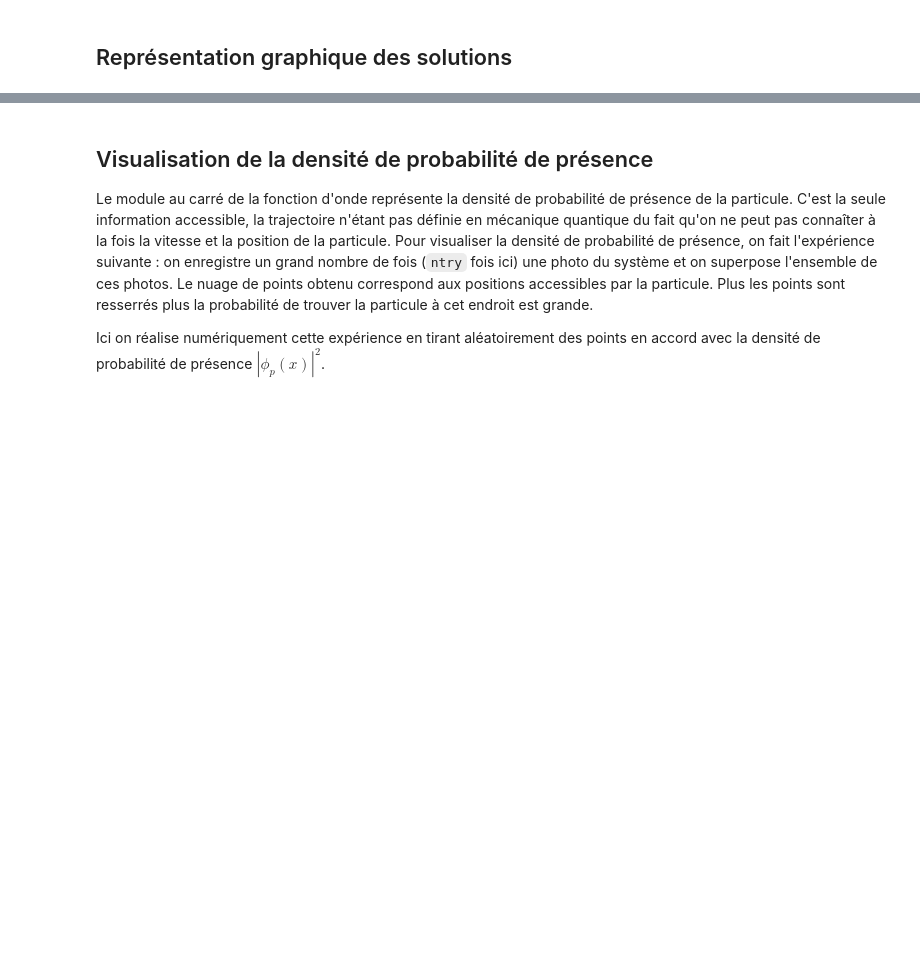
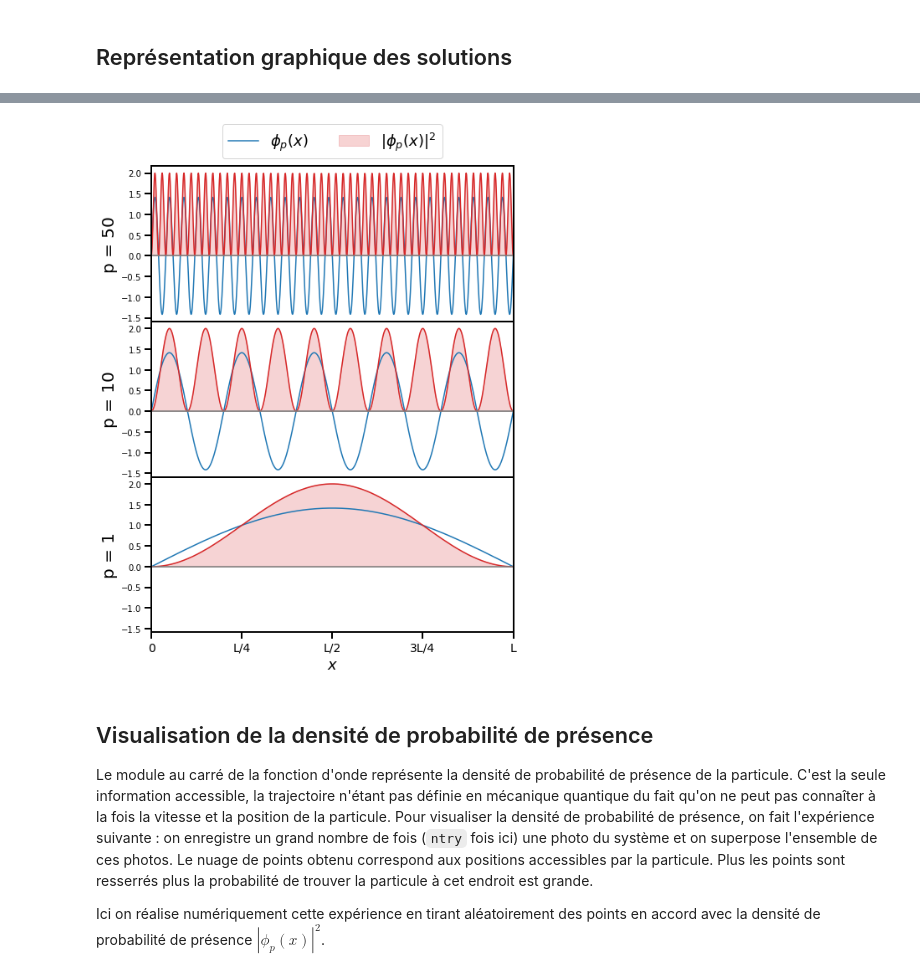
Before and after one commit to gVallverdu/cookbook, a Jupyter notebook: puits_infini.ipynb, the cells around one changed output, grey strips where cells are left out. Drawn from its saved outputs; the diff is of its cells as text; code cells hidden in the pictures; blank space fills up the shorter version.

```diff
--- a/puits_infini.ipynb
+++ b/puits_infini.ipynb
@@ -77,3 +87,35 @@ text = axes[2].set_xticklabels(["0", "L/4", "L/2", "3L/4", "L"], fontsize=14)
+# %%
+fig, axes = plt.subplots(
+    nrows=3, figsize=(7.75, 10.25),
+    sharex=True, sharey=True,
+    gridspec_kw=dict(wspace=.05, hspace=.0)
+)
+
+L = 1
+x = np.linspace(0, L, 1000)
+ps = [50, 10, 1]
+for i in range(3):
+    p = ps[i]
+    axes[i].plot(x, phi(x, p, L), label="$\phi_p(x)$")
+    axes[i].plot(x, phi(x, p, L)**2, color="C3")
+    axes[i].fill(x, phi(x, p, L)**2, color="C3", label=r"$\left\vert\phi_p(x)\right\vert^2$", alpha=.2)
+    axes[i].plot((0, L), (0, 0), color="C7", linewidth=.5)
+    axes[i].set_ylabel("p = %d" % p, fontsize=20)
+    axes[i].axhline(0, color="C7")
+    axes[i].grid(False)
+
+# layout
+axes[2].set_xlim((0, L))
+axes[2].set_xlabel("$x$", fontsize=18)
+#axes[2].legend(fontsize=18)
+axes[2].set_xticks([0, L/4, L/2, 3*L/4, L])
+text = axes[2].set_xticklabels(["0", "L/4", "L/2", "3L/4", "L"], fontsize=14)
+axes[0].legend(fontsize=18, ncol=2, bbox_to_anchor=(0.5, 1), loc="lower center")
+
+plt.tight_layout()
+plt.savefig("puis_infini_heigh.pdf")
+# %% [output]
+[figure, added]
 # %% [markdown]
 ## Visualisation de la densité de probabilité de présence
 
```
Also changed, not shown: parts of 12 cells of this notebook.
